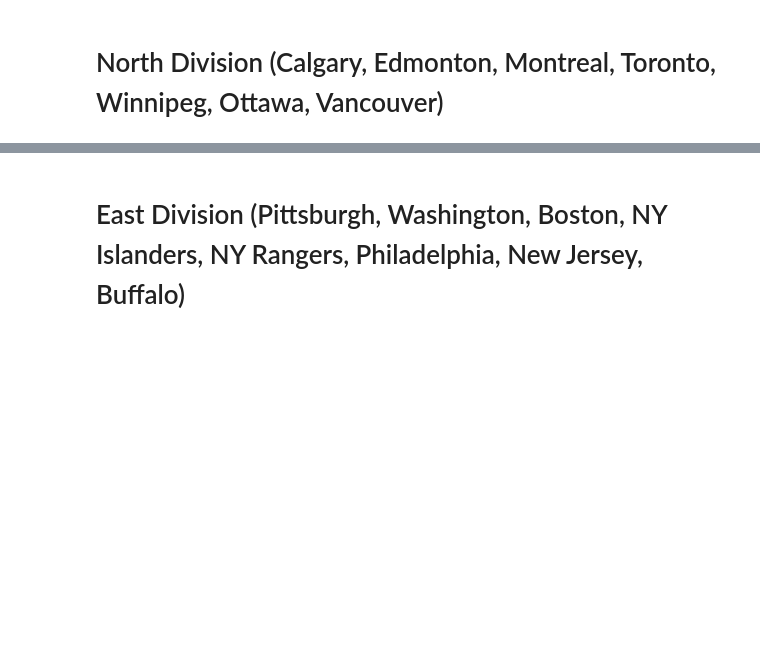
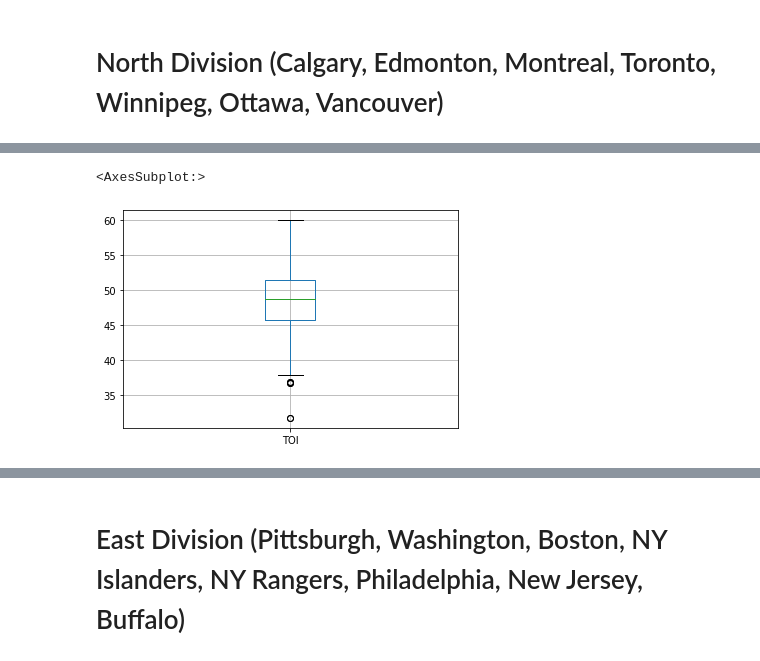
Before and after one commit to data301-2021-winter1/project-group23-project, a Jupyter notebook: notebooks/analysis2.ipynb, the cells around one changed output, grey strips where cells are left out. Cells and saved outputs as stored; diff of their text form; code cells hidden in the pictures; blank space fills up the shorter version.

```diff
--- a/notebooks/analysis2.ipynb
+++ b/notebooks/analysis2.ipynb
@@ -119,0 +118,5 @@ Name: Team, dtype: int64
+# %%
+northdiv.boxplot(['TOI'])
+# %% [output]
+<AxesSubplot:>
+[figure, added]
```
Also changed, not shown: parts of 13 cells of this notebook, 1 other file.
